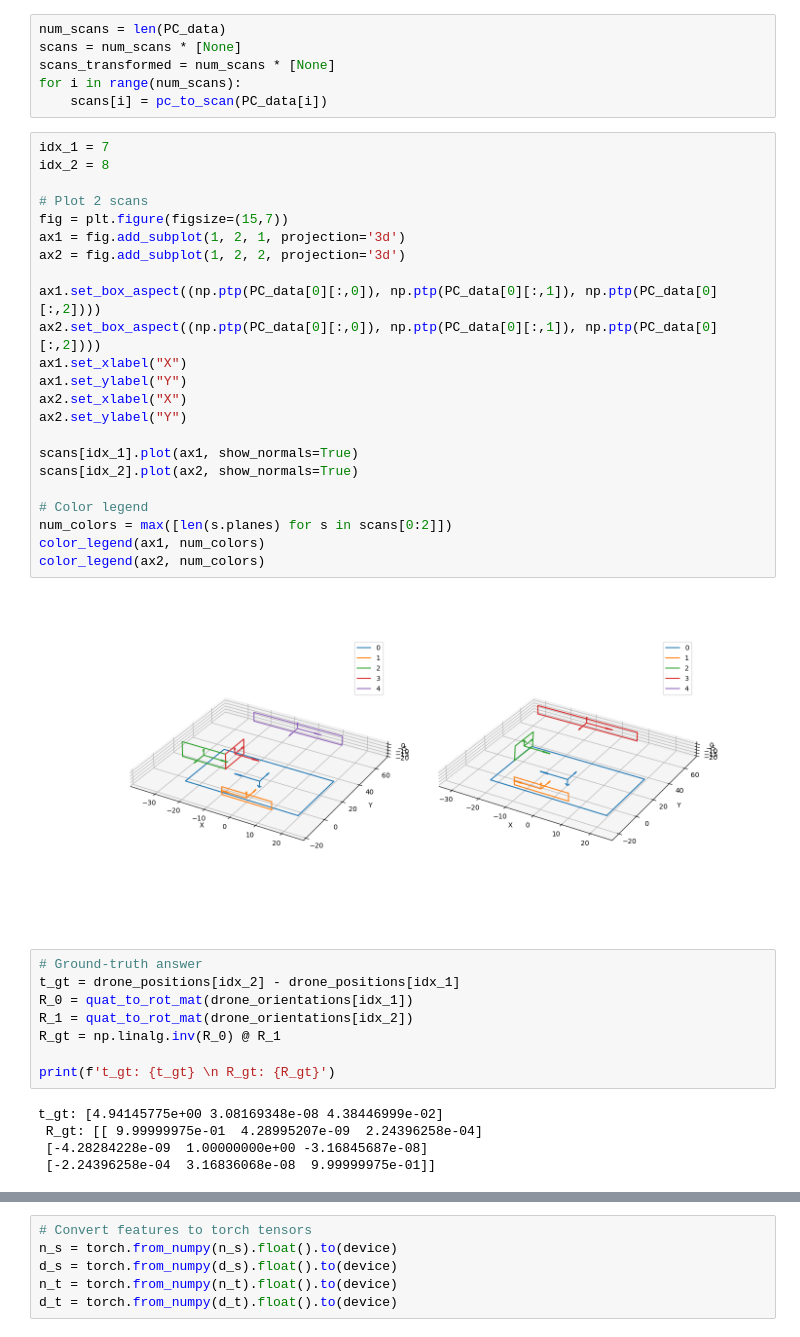
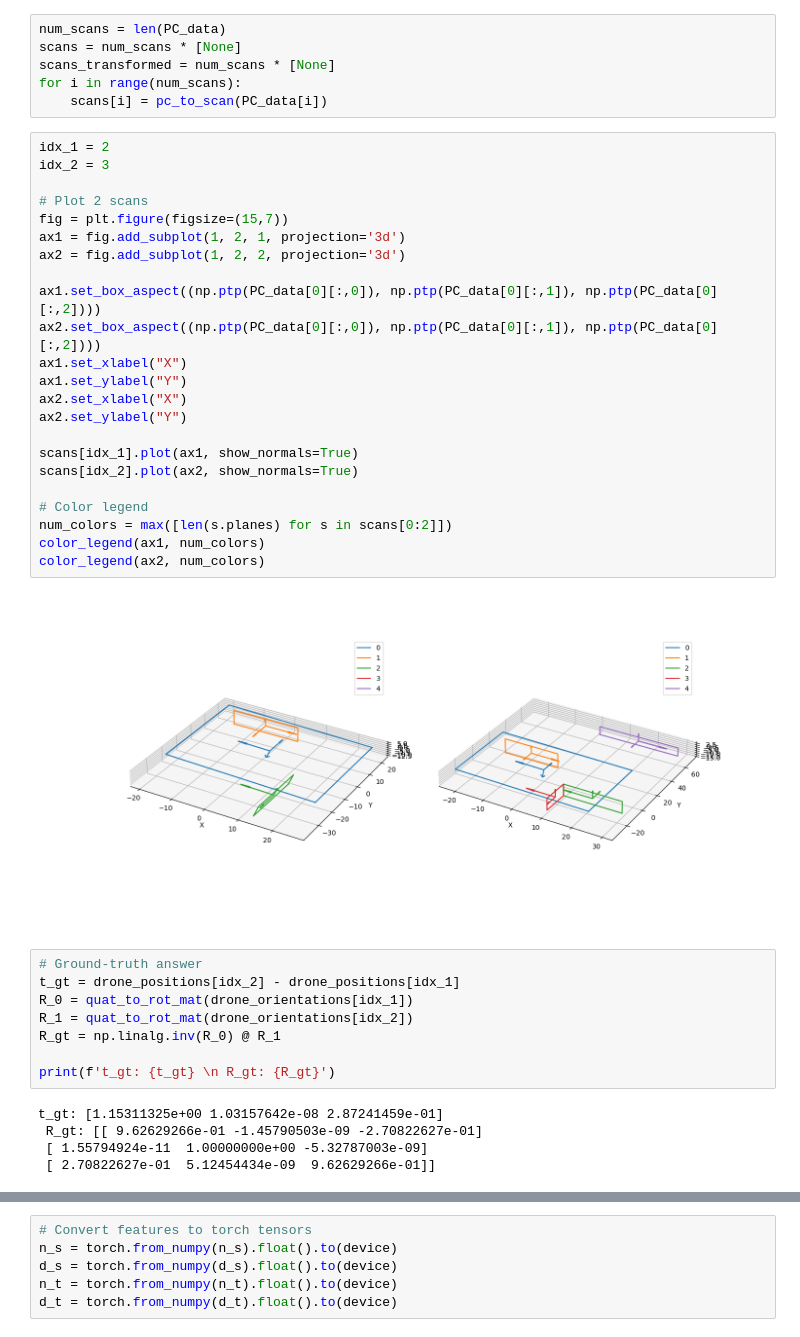
Before and after one commit to Stanford-NavLab/planeslam, a Jupyter notebook: notebooks/registration/torch_plane_registration.ipynb, the cells around one changed output, grey strips where cells are left out. Saved outputs shown, nothing was run; the diff lists cells and outputs as text.

```diff
--- a/notebooks/registration/torch_plane_registration.ipynb
+++ b/notebooks/registration/torch_plane_registration.ipynb
@@ -212,30 +214,30 @@ scans_transformed = num_scans * [None]
 for i in range(num_scans):
     scans[i] = pc_to_scan(PC_data[i])
 # %%
-idx_1 = 7
-idx_2 = 8
+idx_1 = 2
+idx_2 = 3
 
 # Plot 2 scans
 fig = plt.figure(figsize=(15,7))
 ax1 = fig.add_subplot(1, 2, 1, projection='3d')
 ax2 = fig.add_subplot(1, 2, 2, projection='3d')
 
 ax1.set_box_aspect((np.ptp(PC_data[0][:,0]), np.ptp(PC_data[0][:,1]), np.ptp(PC_data[0][:,2])))
 ax2.set_box_aspect((np.ptp(PC_data[0][:,0]), np.ptp(PC_data[0][:,1]), np.ptp(PC_data[0][:,2])))
 ax1.set_xlabel("X")
 ax1.set_ylabel("Y")
 ax2.set_xlabel("X")
 ax2.set_ylabel("Y")
 
 scans[idx_1].plot(ax1, show_normals=True)
 scans[idx_2].plot(ax2, show_normals=True)
 
 # Color legend
 num_colors = max([len(s.planes) for s in scans[0:2]])
 color_legend(ax1, num_colors)
 color_legend(ax2, num_colors)
 # %% [output]
-[figure, old version]
+[figure, new version]
 # %%
 # Ground-truth answer
 t_gt = drone_positions[idx_2] - drone_positions[idx_1]
@@ -245,10 +247,10 @@ R_gt = np.linalg.inv(R_0) @ R_1
 
 print(f't_gt: {t_gt} \n R_gt: {R_gt}')
 # %% [output]
-t_gt: [4.94145775e+00 3.08169348e-08 4.38446999e-02]
- R_gt: [[ 9.99999975e-01  4.28995207e-09  2.24396258e-04]
- [-4.28284228e-09  1.00000000e+00 -3.16845687e-08]
- [-2.24396258e-04  3.16836068e-08  9.99999975e-01]]
+t_gt: [1.15311325e+00 1.03157642e-08 2.87241459e-01]
+ R_gt: [[ 9.62629266e-01 -1.45790503e-09 -2.70822627e-01]
+ [ 1.55794924e-11  1.00000000e+00 -5.32787003e-09]
+ [ 2.70822627e-01  5.12454434e-09  9.62629266e-01]]
 # %%
 # Extract normals and distances
 # Use idx_2 as source and idx_1 as target
```
Also changed, not shown: parts of 17 cells of this notebook, 4 other files.
